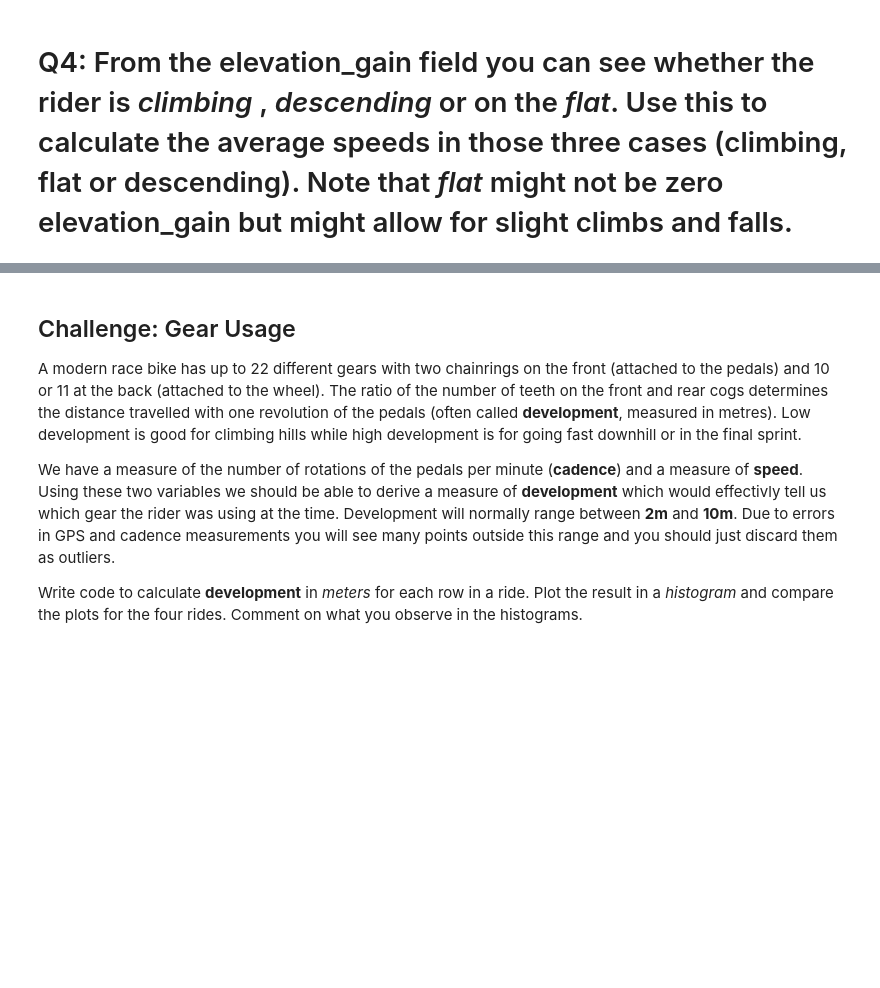
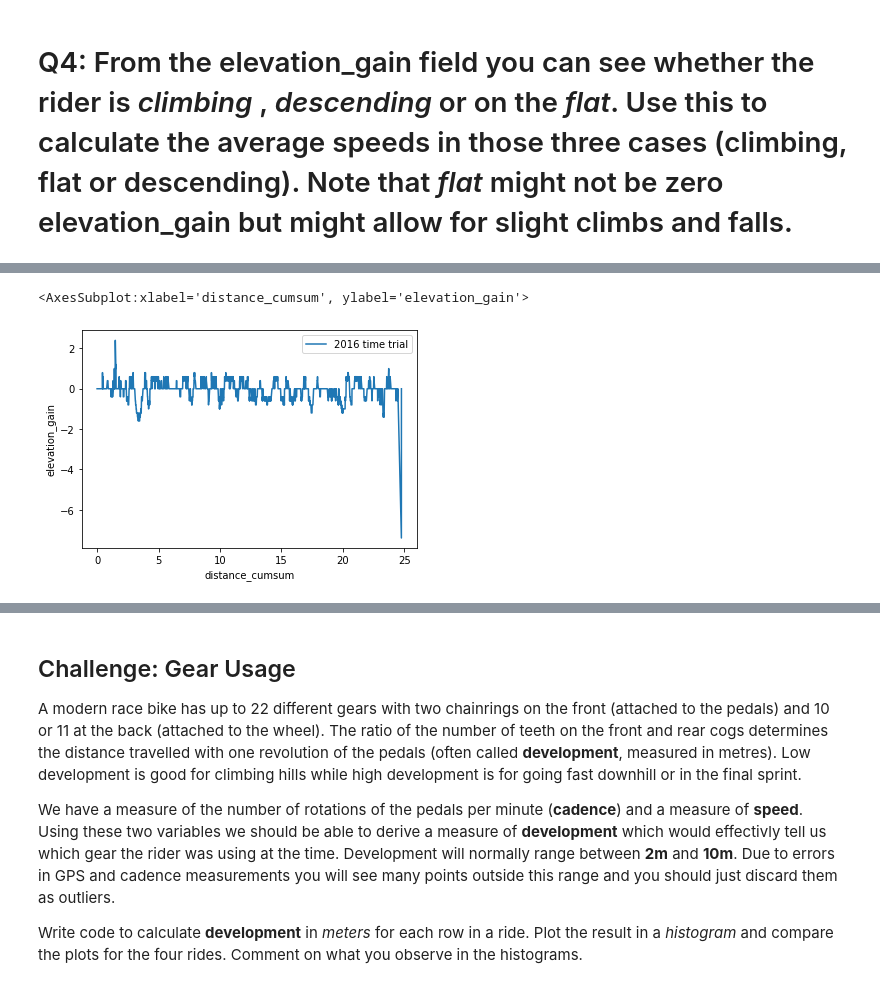
Before and after one commit to MQCOMP2200-S2-2021/Data-Science-Labs, a Jupyter notebook: Portfolio 1.ipynb, the cells around one changed output, grey strips where cells are left out. Cells and saved outputs as stored; diff of their text form; code cells hidden in the pictures; blank space fills up the shorter version.

```diff
--- a/Portfolio 1.ipynb
+++ b/Portfolio 1.ipynb
@@ -550,0 +627,6 @@ sns.pairplot(tt16_clean[['speed','hr']])
+# %%
+sns.lineplot(x= 'distance_cumsum', y= 'elevation_gain', data = tt16_clean, label= '2016 time trial')
+# plt.xlim(0,10)
+# %% [output]
+<AxesSubplot:xlabel='distance_cumsum', ylabel='elevation_gain'>
+[figure, added]
```
Also changed, not shown: parts of 26 cells of this notebook.
